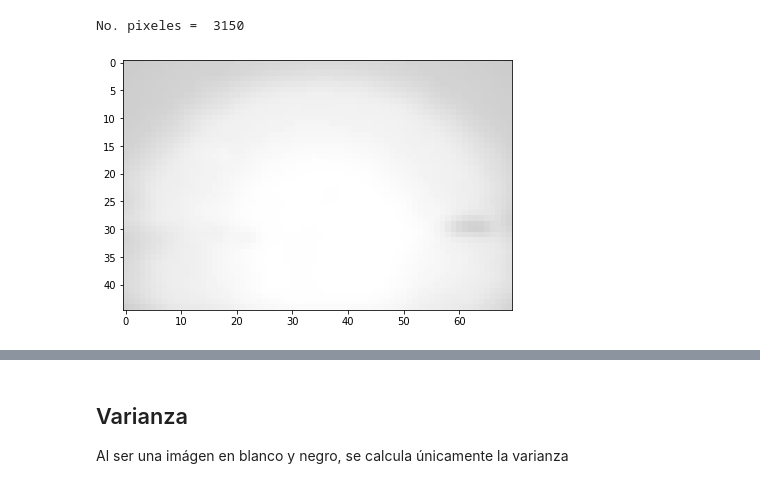
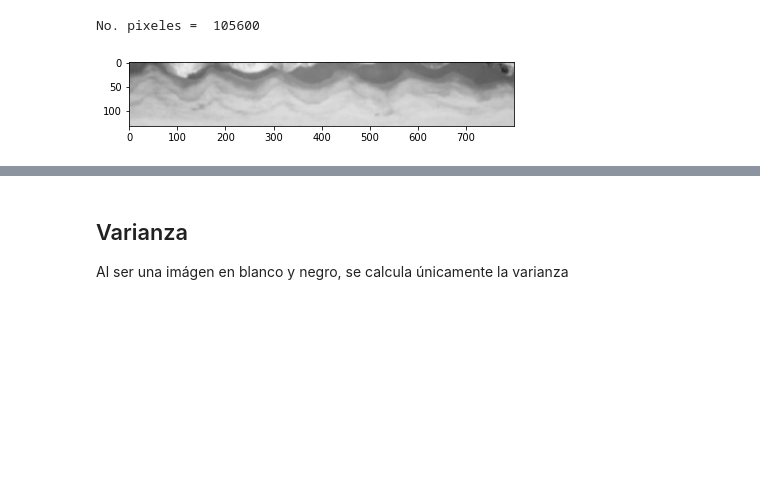
Before and after one commit to IanRamRev/Reconocimiento-de-Patrones, a Jupyter notebook: Practica2/NaiveBayes.ipynb, the cells around one changed output, grey strips where cells are left out. Saved outputs shown, nothing was run; the diff lists cells and outputs as text; code cells hidden in the pictures; blank space fills up the shorter version.

```diff
--- a/Practica2/NaiveBayes.ipynb
+++ b/Practica2/NaiveBayes.ipynb
@@ -6,7 +21,6 @@ import numpy as np
 # %%
-#leer imagen
-i = io.imread('.\\Imagenes\\img01.jpg')
-img = cv2.cvtColor(i, cv2.COLOR_RGB2GRAY)
-io.imshow(img)
+img = io.imread('.\\Imagenes\\fgauss.jpg')
+img_gray = cv2.cvtColor(img, cv2.COLOR_RGB2GRAY)
+io.imshow(img_gray)
 # %% [output]
 <matplotlib.image.AxesImage at 0x...>
@@ -29,11 +42,10 @@ No. pixeles =  160432
 # %%
-#ROI AGUA
-roi1 = Iblur1[200:296, 0:542]
-io.imshow(roi1)
+roi2 = img_gray[286:450, 0:800]
+io.imshow(roi2)
 
-pixRoi1 = 0
-for i in range(len(roi1)):
-    for j in range(len(roi1[i])):
-        pixRoi1 = pixRoi1 + 1
-print("No. pixeles = ", pixRoi1)
+pixRoi2 = 0
+for i in range(len(roi2)):
+    for j in range(len(roi2[i])):
+        pixRoi2 = pixRoi2 + 1
+print("No. pixeles = ", pixRoi2)
 # %% [output]
@@ -42,13 +54,12 @@ No. pixeles =  52032
 # %%
-#ROI SOL
-roi2 = Iblur1[150:195, 220:290]
-io.imshow(roi2)
+roi3 = img_gray[450:582, 0:800]
+io.imshow(roi3)
 
-pixRoi2 = 0
-for i in range(len(roi2)):
-    for j in range(len(roi2[i])):
-        pixRoi2 = pixRoi2 + 1
-print("No. pixeles = ", pixRoi2)
+pixRoi3 = 0
+for i in range(len(roi3)):
+    for j in range(len(roi3[i])):
+        pixRoi3 = pixRoi3 + 1
+print("No. pixeles = ", pixRoi3)
 # %% [output]
-No. pixeles =  3150
+No. pixeles =  105600
-[figure, old version]
+[figure, new version]
```
Also changed, not shown: parts of 20 cells of this notebook.
